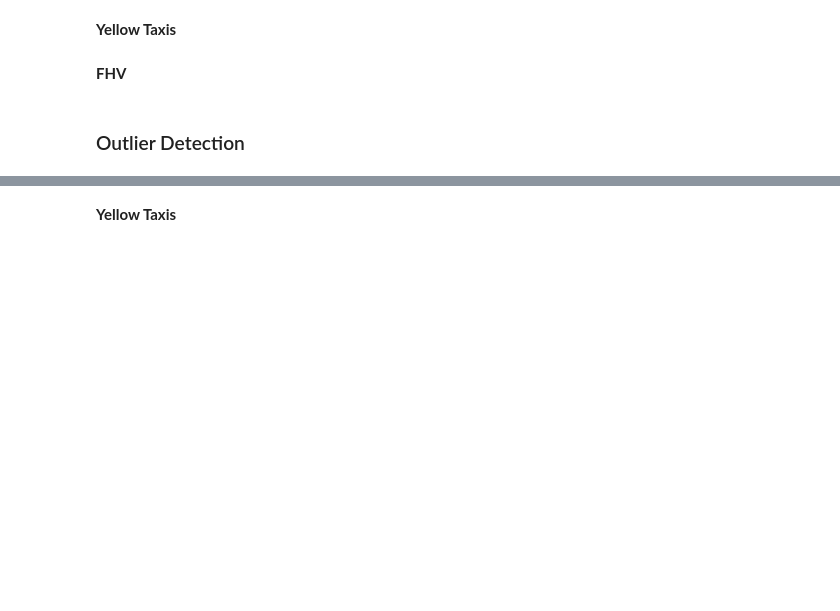
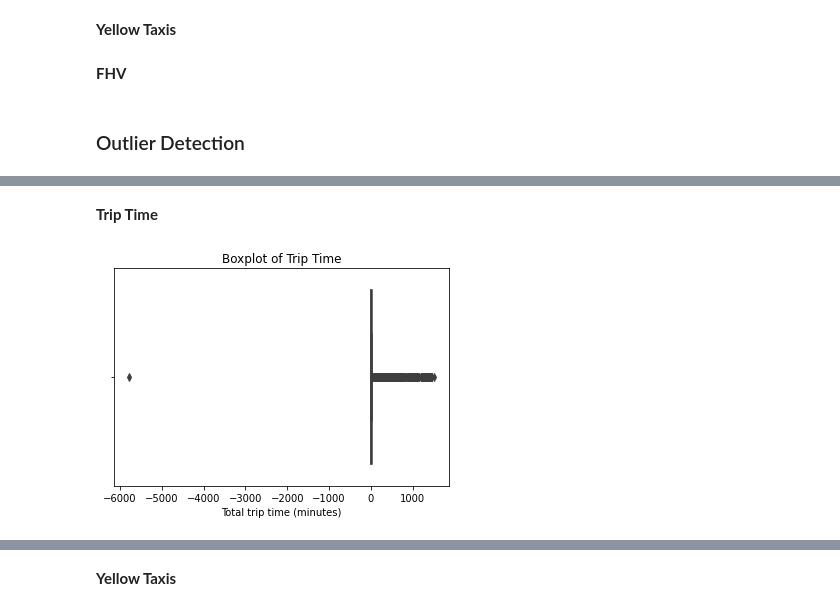
Before and after one commit to MAST30034-Applied-Data-Science/nyc-yellowtaxi-project-kelmanchen, a Jupyter notebook: scripts/preprocessing.ipynb, the cells around one changed output, grey strips where cells are left out. Cells and saved outputs as stored; diff of their text form; code cells hidden in the pictures; blank space fills up the shorter version.

```diff
--- a/scripts/preprocessing.ipynb
+++ b/scripts/preprocessing.ipynb
@@ -178,0 +128,13 @@ location_id_clean_mask = (((F.col('PULocationID') >= 1) & (F.col('PULocationID')
+# %% [markdown]
+**Trip Time**
+# %%
+trip_time_yellow_19_20_df = yellow_19_20_sdf_eng.select('trip_time').sample(fraction=0.05, seed=42).toPandas()
+
+sns.boxplot(x = trip_time_yellow_19_20_df['trip_time'])
+plt.title('Boxplot of Trip Time')
+plt.xlabel('Total trip time (minutes)')
+plt.ylabel('')
+plt.savefig('../plots/yellow_19_20_trip_time_raw_boxplot.png')
+plt.show()
+# %% [output]
+[figure, added]
```
Also changed, not shown: parts of 31 cells of this notebook, 6 other files.
